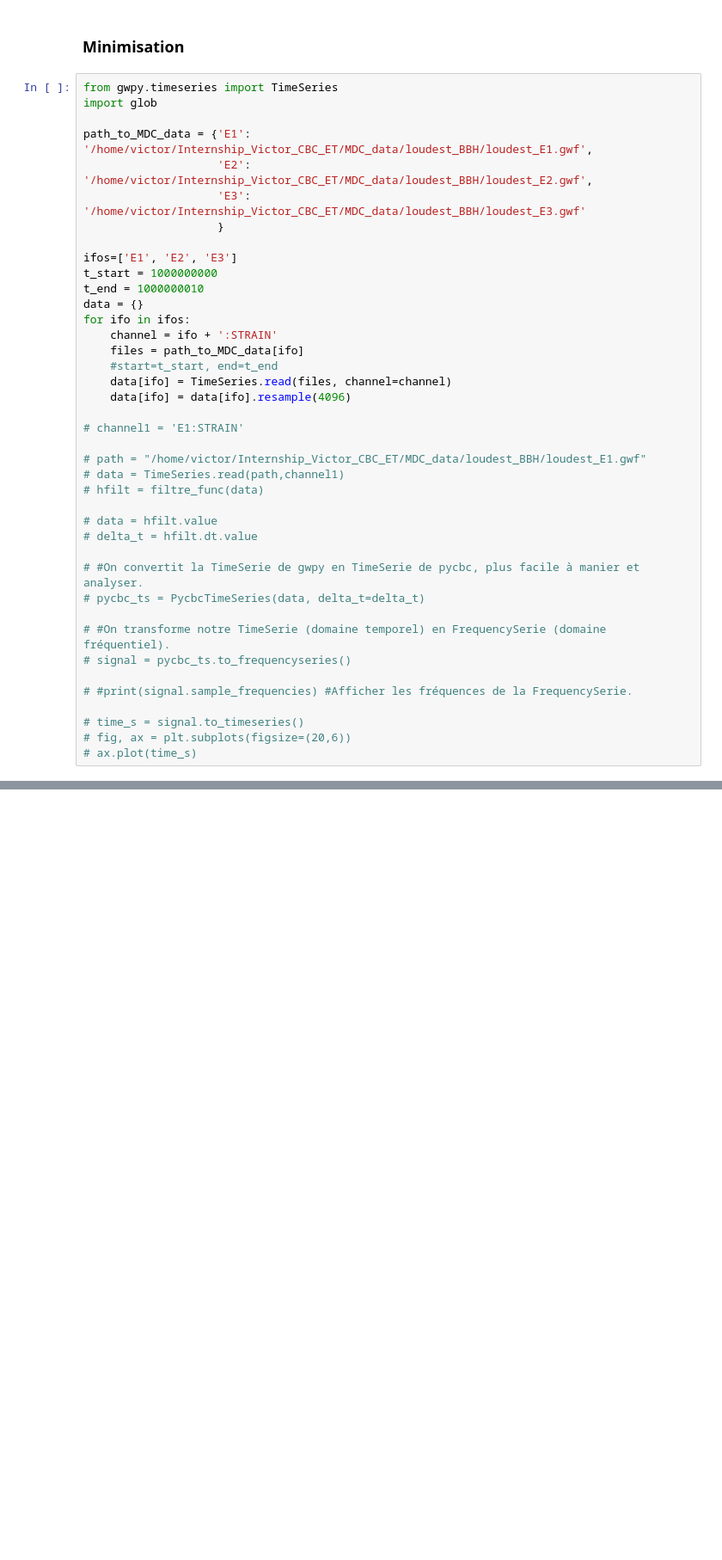
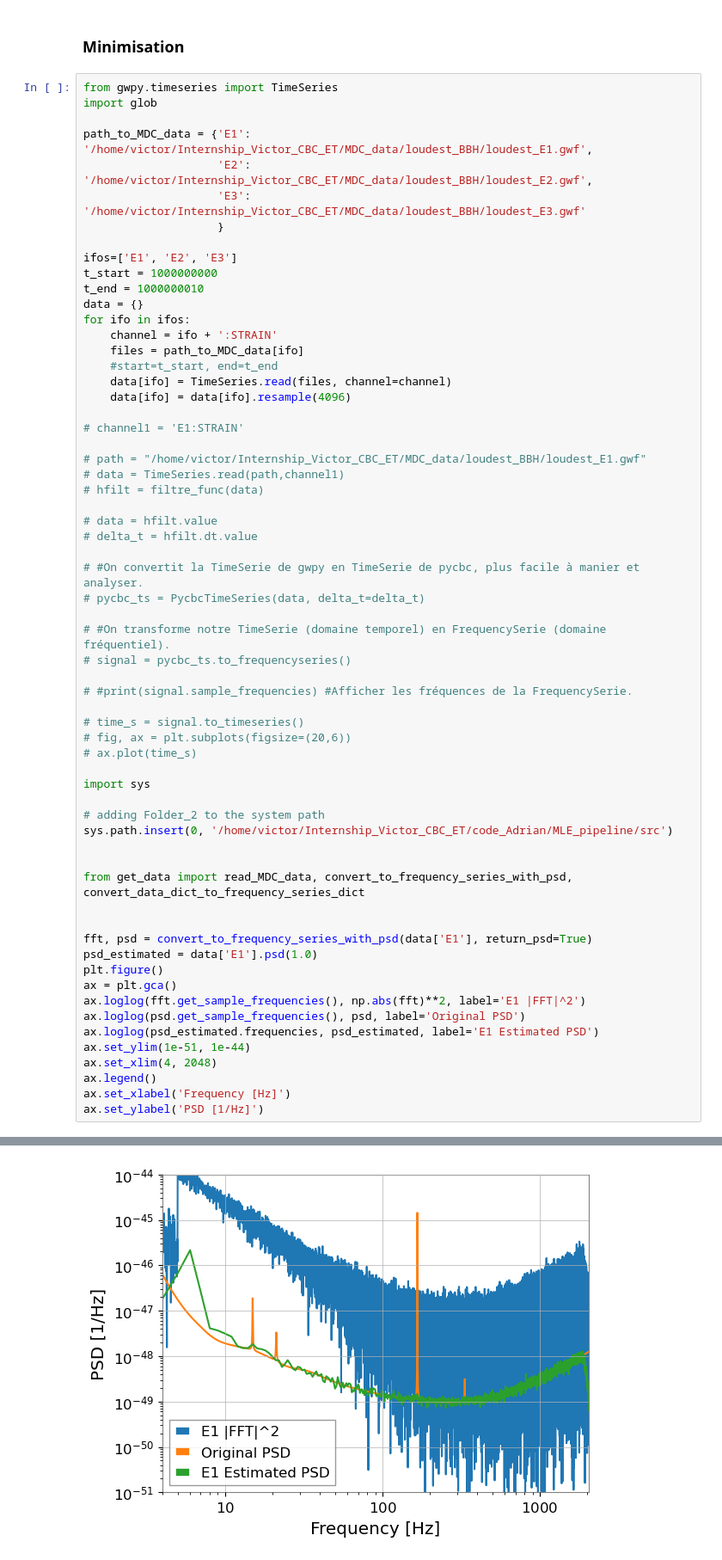
Before and after one commit to Glorieux-Victor/Internship_Victor_CBC_ET, a Jupyter notebook: pipeline_analyse_signaux_MDC.ipynb, the cells around one changed output, grey strips where cells are left out. Shown at 86% size. Drawn from its saved outputs; the diff is of its cells as text; blank space fills up the shorter version.

```diff
--- a/pipeline_analyse_signaux_MDC.ipynb
+++ b/pipeline_analyse_signaux_MDC.ipynb
@@ -122,4 +121,26 @@ for ifo in ifos:
 # time_s = signal.to_timeseries()
 # fig, ax = plt.subplots(figsize=(20,6))
 # ax.plot(time_s)
+
+import sys
+
+# adding Folder_2 to the system path
+sys.path.insert(0, '/home/victor/Internship_Victor_CBC_ET/code_Adrian/MLE_pipeline/src')
+
+
+from get_data import read_MDC_data, convert_to_frequency_series_with_psd, convert_data_dict_to_frequency_series_dict
+
+
+fft, psd = convert_to_frequency_series_with_psd(data['E1'], return_psd=True)
+psd_estimated = data['E1'].psd(1.0)
+plt.figure()
+ax = plt.gca()
+ax.loglog(fft.get_sample_frequencies(), np.abs(fft)**2, label='E1 |FFT|^2')
+ax.loglog(psd.get_sample_frequencies(), psd, label='Original PSD')
+ax.loglog(psd_estimated.frequencies, psd_estimated, label='E1 Estimated PSD')
+ax.set_ylim(1e-51, 1e-44)
+ax.set_xlim(4, 2048)
+ax.legend()
+ax.set_xlabel('Frequency [Hz]')
+ax.set_ylabel('PSD [1/Hz]')
 # %% [output]
@@ -142,0 +148 @@ for ifo in ifos:
+[figure, added]
```
Also changed, not shown: parts of 6 cells of this notebook.
